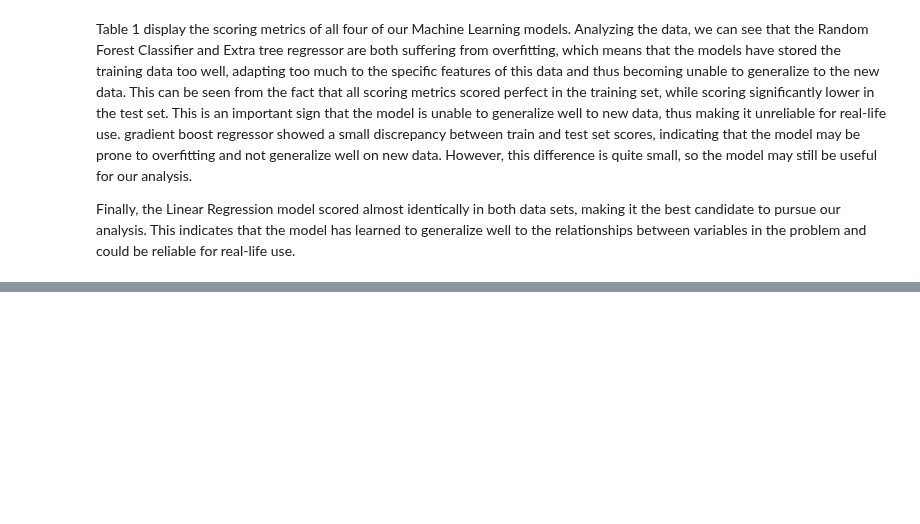
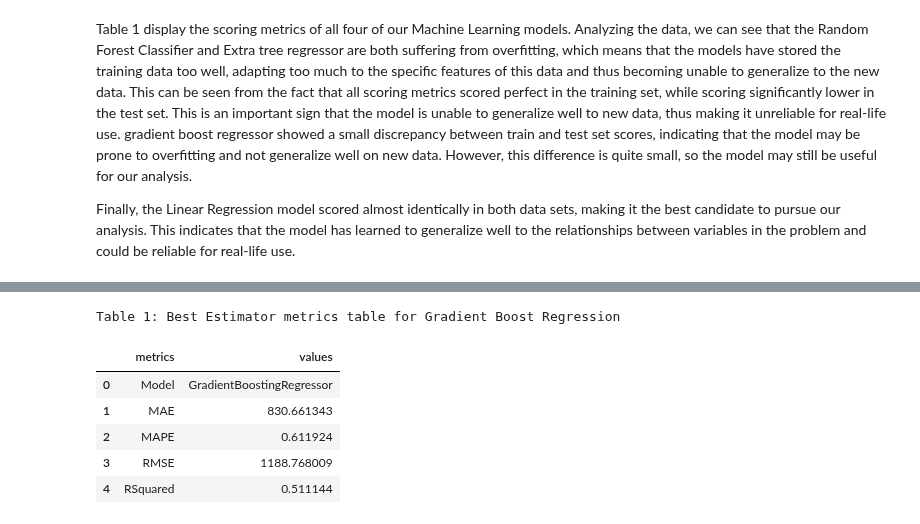
Before and after one commit to SirTee12/Big-Mart-Sales-Forecasting, a Jupyter notebook: Machine-Learning-Dev-Sales.ipynb, the cells around one changed output, grey strips where cells are left out. Cells and saved outputs as stored; diff of their text form; code cells hidden in the pictures; blank space fills up the shorter version.

```diff
--- a/Machine-Learning-Dev-Sales.ipynb
+++ b/Machine-Learning-Dev-Sales.ipynb
@@ -289,0 +376,55 @@ print(f'The best estimator is: {grid_grad_boost.best_estimator_}\n'
+# %%
+# create a function to get model metrics
+def metrics_test_tuned(model):
+    '''
+    This function takes as input a dictionary of ML pipelines  and
+    returns a table all the train and test metrics for
+    each model in the dictionary
+    '''
+
+    # create a list for each evaluation metrics to store the metric
+    # for each model
+    test_mae = []
+    test_mape = []
+    test_rsquared = []
+    test_rmse = []
+
+    #initilize the model
+    mod = model.best_estimator_
+    y_pred_test = mod.predict(X_test)
+
+
+        # get the evaluation Metrics for train
+    test_mae.append(mean_absolute_error(y_test, y_pred_test))
+    test_mape.append(mean_absolute_percentage_error(y_test, y_pred_test))
+    test_rmse.append(np.sqrt(mean_squared_error(y_test, y_pred_test)))
+    test_rsquared.append(r2_score(y_test, y_pred_test))
+
+
+    # aggregate the performance metric lists into seperate dataframes
+    test_metrics = {
+            'Model':[model.best_estimator_.steps[-1][1].__class__.__name__],
+            'MAE':test_mae,
+            'MAPE':test_mape,
+            'RMSE':test_rmse,
+            'RSquared':test_rsquared
+        }
+
+    test_metrics_data = pd.DataFrame.from_dict(test_metrics)
+
+
+    return test_metrics_data.transpose().reset_index().rename(columns = {'index':'metrics', 0:'values'})
+    #return train_metrics
+# get the metrics table for Gradient Boost Regression
+metrics_table_gd = metrics_test_tuned(grid_grad_boost)
+print('Table 1: Best Estimator metrics table for Gradient Boost Regression')
+#metrics_table.style.background_gradient(cmap = Blues)
+metrics_table_gd
+# %% [output]
+Table 1: Best Estimator metrics table for Gradient Boost Regression
+|  | metrics | values |
+| 0 | Model | GradientBoostingRegressor |
+| 1 | MAE | 830.661343 |
+| 2 | MAPE | 0.611924 |
+| 3 | RMSE | 1188.768009 |
+| 4 | RSquared | 0.511144 |
```
Also changed, not shown: parts of 16 cells of this notebook.
